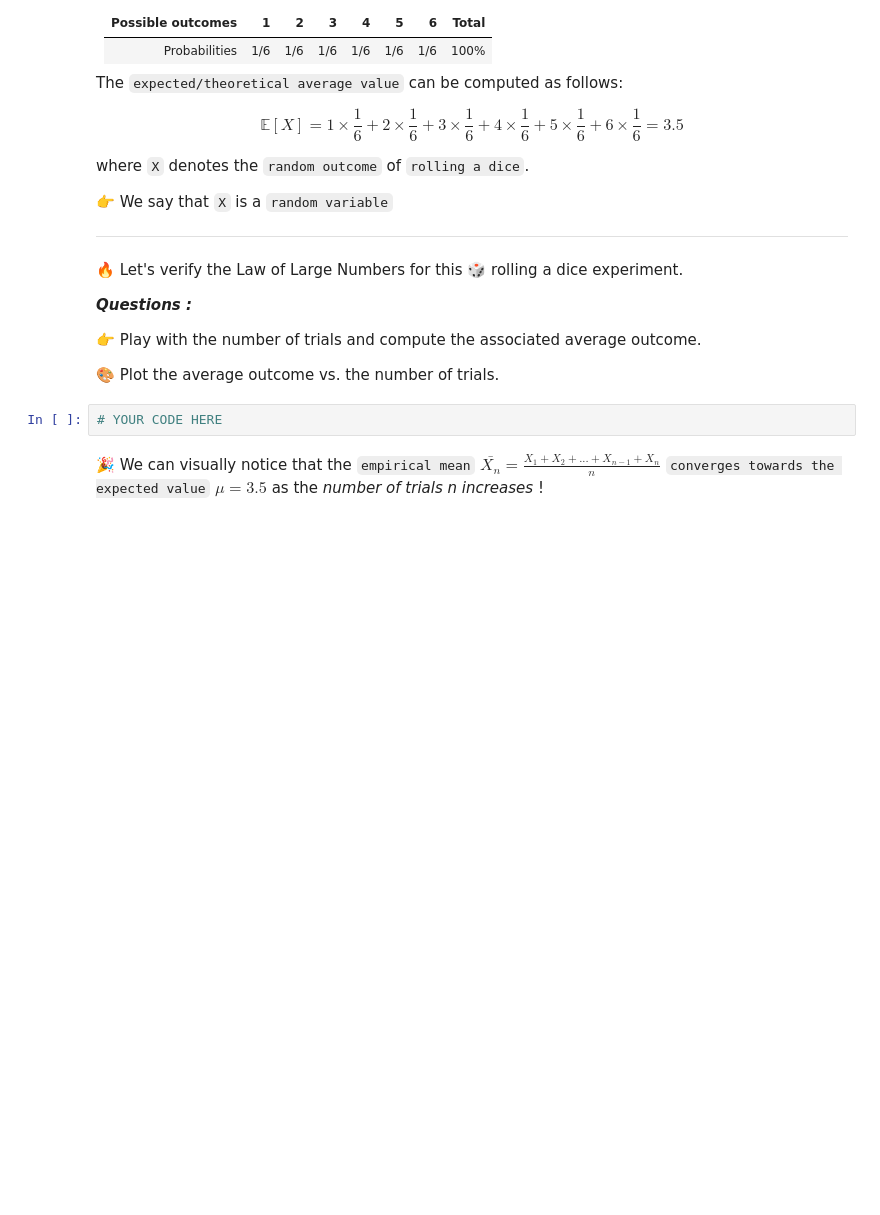
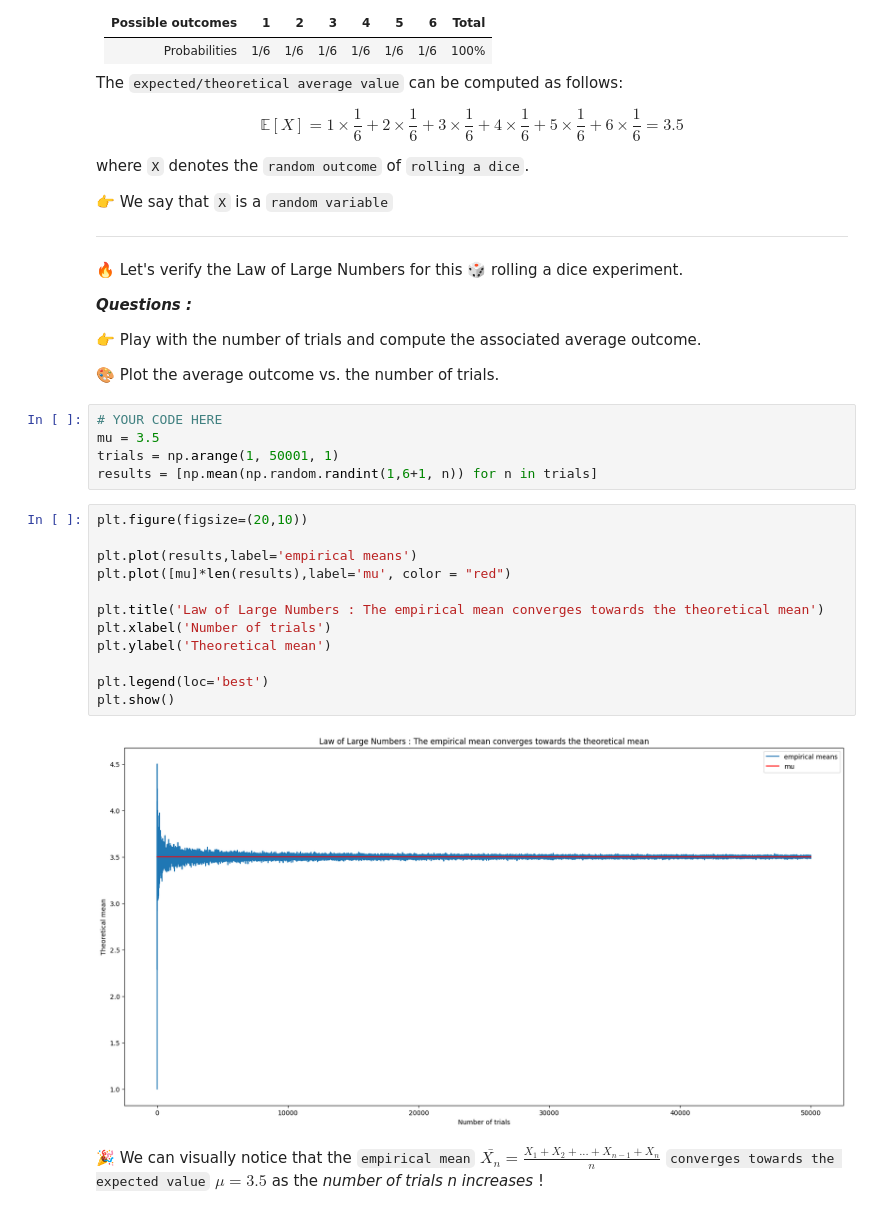
Before and after one commit to bitazaratustra/lewagon_data, a Jupyter notebook: data-law-of-large-numbers/law_of_large_numbers.ipynb, the cells around one changed output. Cells and saved outputs as stored; diff of their text form; folded sections open; blank space fills up the shorter version.

```diff
--- a/data-law-of-large-numbers/law_of_large_numbers.ipynb
+++ b/data-law-of-large-numbers/law_of_large_numbers.ipynb
@@ -107,6 +107,23 @@ where `X` denotes the `random outcome` of `rolling a dice`.
 🎨 Plot the average outcome vs. the number of trials.
 # %%
 # YOUR CODE HERE
+mu = 3.5
+trials = np.arange(1, 50001, 1)
+results = [np.mean(np.random.randint(1,6+1, n)) for n in trials]
+# %%
+plt.figure(figsize=(20,10))
+
+plt.plot(results,label='empirical means')
+plt.plot([mu]*len(results),label='mu', color = "red")
+
+plt.title('Law of Large Numbers : The empirical mean converges towards the theoretical mean')
+plt.xlabel('Number of trials')
+plt.ylabel('Theoretical mean')
+
+plt.legend(loc='best')
+plt.show()
+# %% [output]
+[figure, added]
 # %% [markdown]
 🎉 We can visually notice that the `empirical mean` $ \bar{X_n} = \frac{X_1 + X_2 + ... + X_{n-1} + X_n}{n}$ `converges towards the expected value` $ \mu = 3.5 $ as the *number of trials n increases* !
 # %% [markdown]
```
Also changed, not shown: parts of 9 cells of this notebook, 1 other file.
